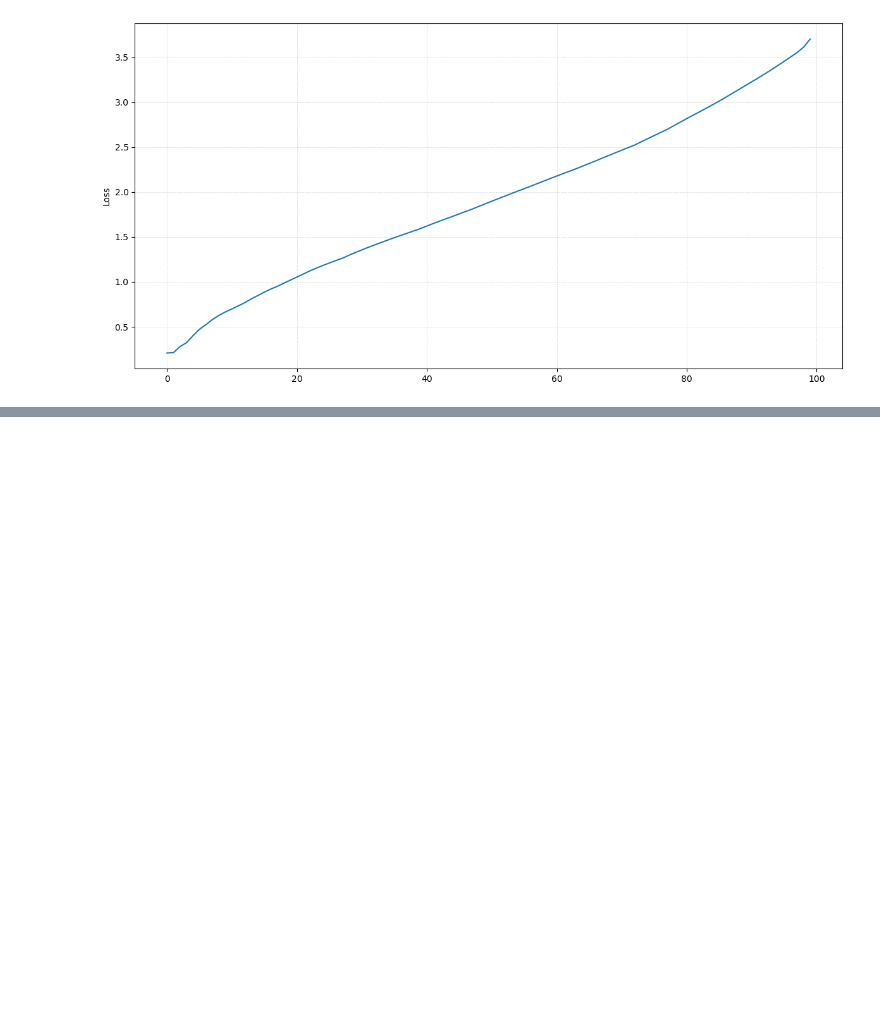
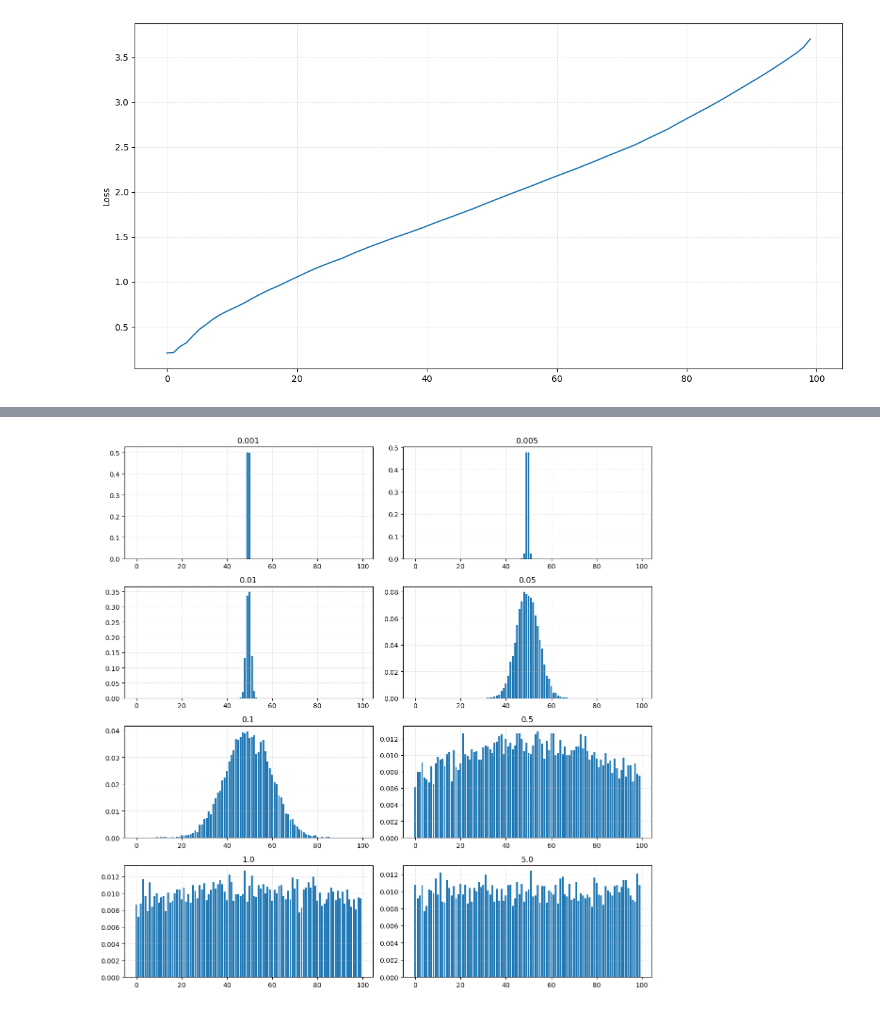
Before and after one commit to claudio525/post_event_gm_gnn, a Jupyter notebook: sim_ranking/explore/prob_loss_explore.ipynb, the cells around one changed output, grey strips where cells are left out. Saved outputs shown, nothing was run; the diff lists cells and outputs as text; code cells hidden in the pictures; blank space fills up the shorter version.

```diff
--- a/sim_ranking/explore/prob_loss_explore.ipynb
+++ b/sim_ranking/explore/prob_loss_explore.ipynb
@@ -7,5 +8,5 @@ import matplotlib.pyplot as plt
 # %%
-result_dir = Path("/Users/claudy/dev/work/data/sim_ranking/results/ml/0411_1805_loth_baker_corrs_30_100")
+result_dir = Path("/Users/claudy/dev/work/data/sim_ranking/results/ml/0415_1053_loth_baker_corrs_30_100")
 # %%
 sc_results = pd.read_parquet(result_dir / "val_scenario_results.parquet")
 # %%
@@ -95,0 +66,29 @@ array([ 0.20853923,  0.21743083,  0.41477063,  0.45149106,  0.7157408 ,
+# %%
+def gen_probs(std: float):
+	lower, upper = 0, 1
+	mean = 0.5
+	rand_values = truncnorm.rvs((lower - mean) / std, (upper - mean) / std, loc=mean, scale=std, size=10000)
+
+	# rand_values = np.random.normal(5.0, 10.0, 1000)
+	c, _ = np.histogram(rand_values, bins=100, range=(0, 1))
+	probs = c.astype(float) / c.sum()
+
+	return probs
+# %%
+# std_values = np.linspace(0.01, 0.1, 10)
+std_values = [0.001, 0.005, 0.01, 0.05, 0.1, 0.5, 1.0, 5.0]
+probs = [gen_probs(cur_std) for cur_std in std_values]
+l1_values = [np.sum(prob) for prob in probs]
+l2_values = [np.sum(prob ** 2) for prob in probs]
+
+fig, axs = plt.subplots(4, 2, figsize=(12, 12))
+axs = axs.flatten()
+
+for ix, (cur_probs, cur_ax) in enumerate(zip(probs, axs)):
+	cur_ax.bar(np.arange(100), cur_probs)
+
+	cur_ax.set_title(f"{std_values[ix]}")
+	cur_ax.grid(linewidth=0.5, alpha=0.5, linestyle="--")
+fig.tight_layout()
+# %% [output]
+[figure, added]
```
Also changed, not shown: parts of 8 cells of this notebook, 12 other files.
